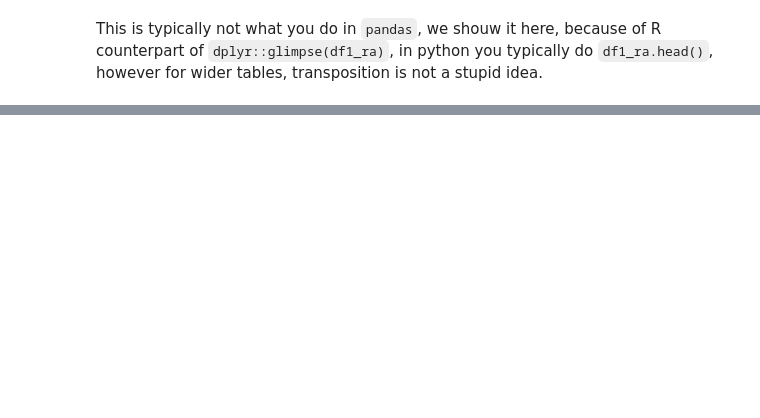
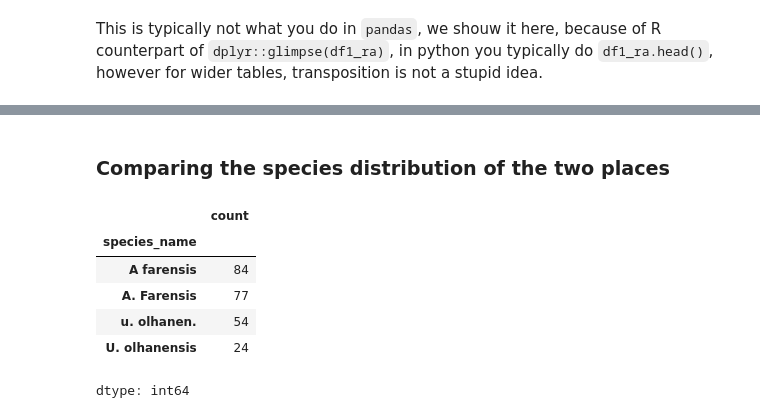
Before and after one commit to Py-ualg/2025-tidy-python, a Jupyter notebook: tutorials/nb1_raw_data.ipynb, the cells around one changed output, grey strips where cells are left out. Cells and saved outputs as stored; diff of their text form; code cells hidden in the pictures; blank space fills up the shorter version.

```diff
--- a/tutorials/nb1_raw_data.ipynb
+++ b/tutorials/nb1_raw_data.ipynb
@@ -140,0 +229,12 @@ array(['-', '?', 'female', 'male', nan, 'male or female', ' ', 'N/R'],
+# %% [markdown]
+### Comparing the species distribution of the two places
+# %%
+df1_ra['species_name'].value_counts()
+# %% [output]
+|  | count |
+| species_name |  |
+| A farensis | 84 |
+| A. Farensis | 77 |
+| u. olhanen. | 54 |
+| U. olhanensis | 24 |
+dtype: int64
```
Also changed, not shown: parts of 24 cells of this notebook.
